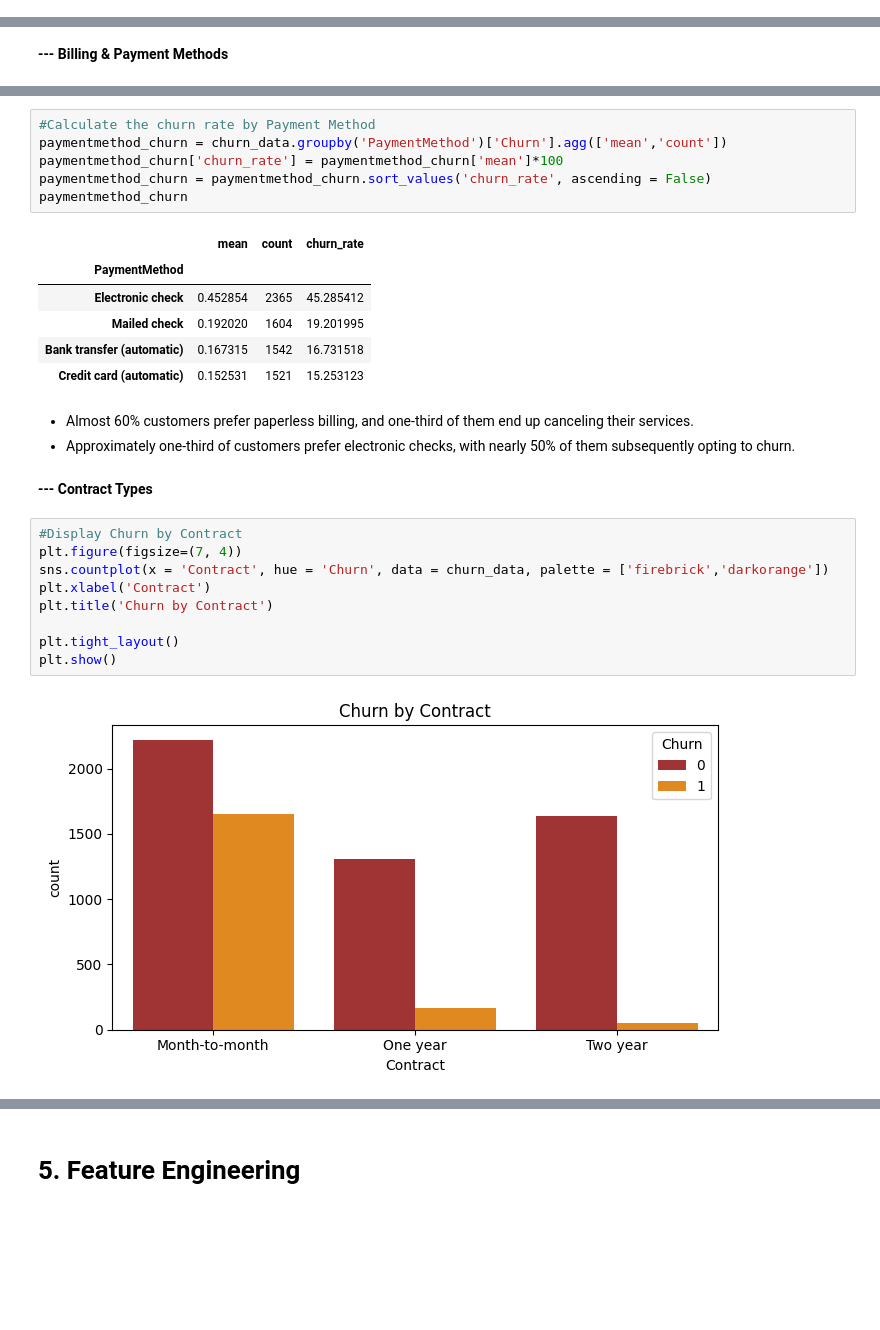
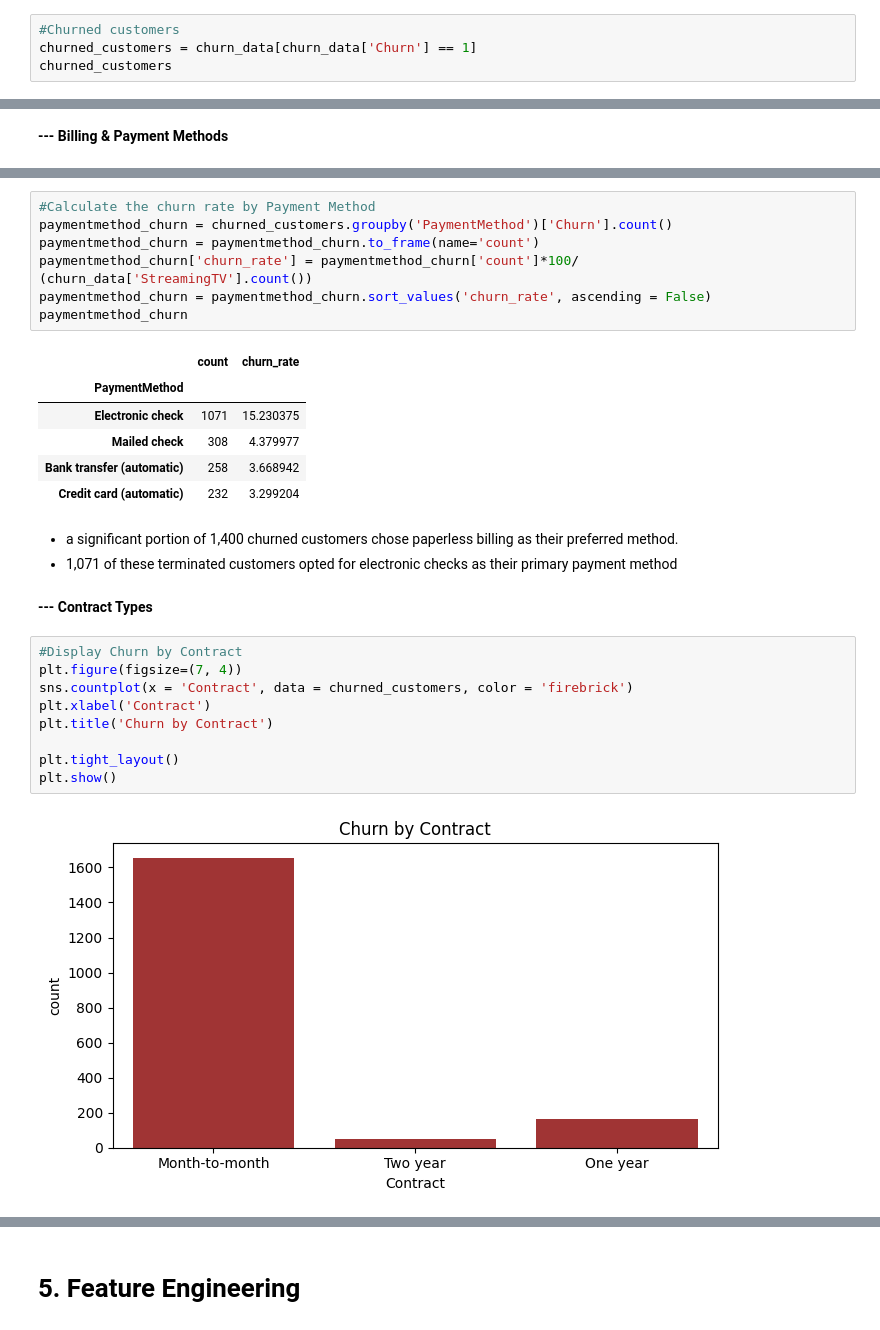
Before and after one commit to taaranguyen/PwC-Customer-Churn-Analysis, a Jupyter notebook: PWC - Customer Chrun Analysis Project .ipynb, the cells around one changed output, grey strips where cells are left out. Drawn from its saved outputs; the diff is of its cells as text; blank space fills up the shorter version.

```diff
--- a/PWC - Customer Chrun Analysis Project .ipynb
+++ b/PWC - Customer Chrun Analysis Project .ipynb
@@ -437,0 +405,4 @@ plt.show()
+# %%
+#Churned customers
+churned_customers = churn_data[churn_data['Churn'] == 1]
+churned_customers
@@ -669,33 +690,34 @@ paperlessbilling_churn
 # %%
 #Calculate the churn rate by Payment Method
-paymentmethod_churn = churn_data.groupby('PaymentMethod')['Churn'].agg(['mean','count'])
-paymentmethod_churn['churn_rate'] = paymentmethod_churn['mean']*100
+paymentmethod_churn = churned_customers.groupby('PaymentMethod')['Churn'].count()
+paymentmethod_churn = paymentmethod_churn.to_frame(name='count')
+paymentmethod_churn['churn_rate'] = paymentmethod_churn['count']*100/ (churn_data['StreamingTV'].count())
 paymentmethod_churn = paymentmethod_churn.sort_values('churn_rate', ascending = False)
 paymentmethod_churn
 # %% [output]
-|  | mean | count | churn_rate |
-| PaymentMethod |  |  |  |
-| Electronic check | 0.452854 | 2365 | 45.285412 |
-| Mailed check | 0.192020 | 1604 | 19.201995 |
-| Bank transfer (automatic) | 0.167315 | 1542 | 16.731518 |
-| Credit card (automatic) | 0.152531 | 1521 | 15.253123 |
+|  | count | churn_rate |
+| PaymentMethod |  |  |
+| Electronic check | 1071 | 15.230375 |
+| Mailed check | 308 | 4.379977 |
+| Bank transfer (automatic) | 258 | 3.668942 |
+| Credit card (automatic) | 232 | 3.299204 |
-# %% [markdown]
-
-
-*   Almost 60% customers prefer paperless billing, and one-third of them end up canceling their services.
-*   Approximately one-third of customers prefer electronic checks, with nearly 50% of them subsequently opting to churn.
+# %% [markdown]
+
+
+*   a significant portion of 1,400 churned customers chose paperless billing as their preferred method.
+*   1,071 of these terminated customers opted for electronic checks as their primary payment method
 # %% [markdown]
 **--- Contract Types**
 # %%
 #Display Churn by Contract
 plt.figure(figsize=(7, 4))
-sns.countplot(x = 'Contract', hue = 'Churn', data = churn_data, palette = ['firebrick','darkorange'])
+sns.countplot(x = 'Contract', data = churned_customers, color = 'firebrick')
 plt.xlabel('Contract')
 plt.title('Churn by Contract')
 
 plt.tight_layout()
 plt.show()
 # %% [output]
-[figure, old version]
+[figure, new version]
 # %%
 #Calculate the churn rate by Contract
```
Also changed, not shown: parts of 30 cells of this notebook.
